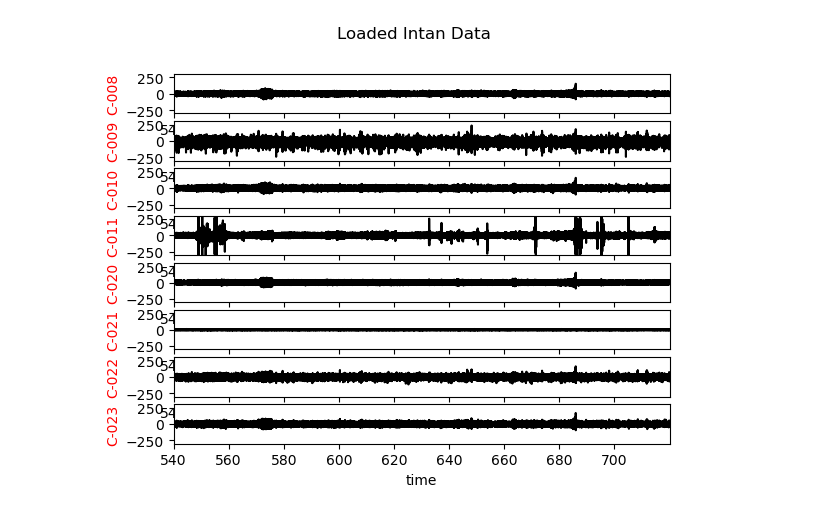
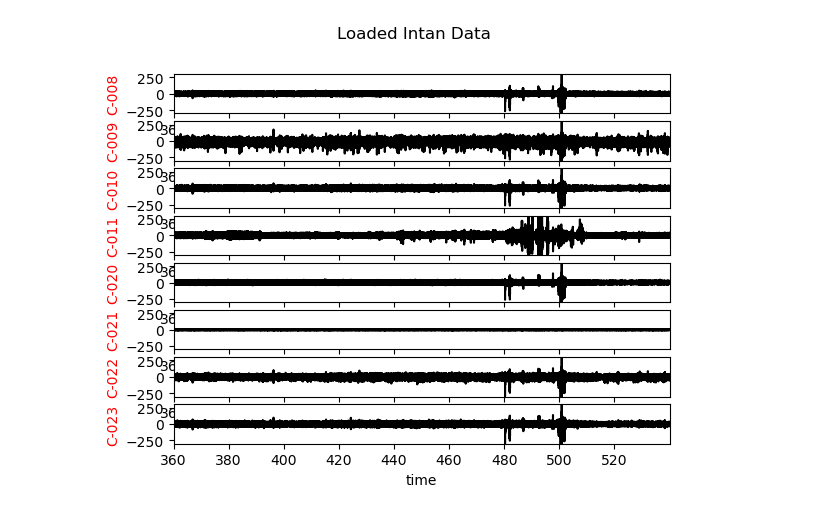
Before and after one commit to ChooYeonseo/intan-spike-sorter, a Jupyter notebook: 1_loading_intan_data_tutorial.ipynb, the cells around one changed output. Cells and saved outputs as stored; diff of their text form; code cells hidden in the pictures.

```diff
--- a/1_loading_intan_data_tutorial.ipynb
+++ b/1_loading_intan_data_tutorial.ipynb
@@ -4,12 +4,12 @@ import numpy as np
 import matplotlib.pyplot as plt
 # %%
 %%capture
-exp1 = experiment("18hr after surgery", "/Users/sean/Seans Mac Pro/KUMED/Research Internship/Experiment/241111 invivo/241112 12pm/241112 11_45am_241112_114711")
+exp1 = experiment("18hr after surgery", r"C:\Users\user\sean\experiment_data\241111 invivo\241112 12pm\241112 11_45am_241112_114711")
 # %%
 a = exp1.getdata_list()
 # %%
 y_min, y_max = -300, 300
 # %%
-exp1.show_data(3)
+exp1.show_data(2)
 # %% [output]
-[figure, old version]
+[figure, new version]
```
Also changed, not shown: 11 other files.
